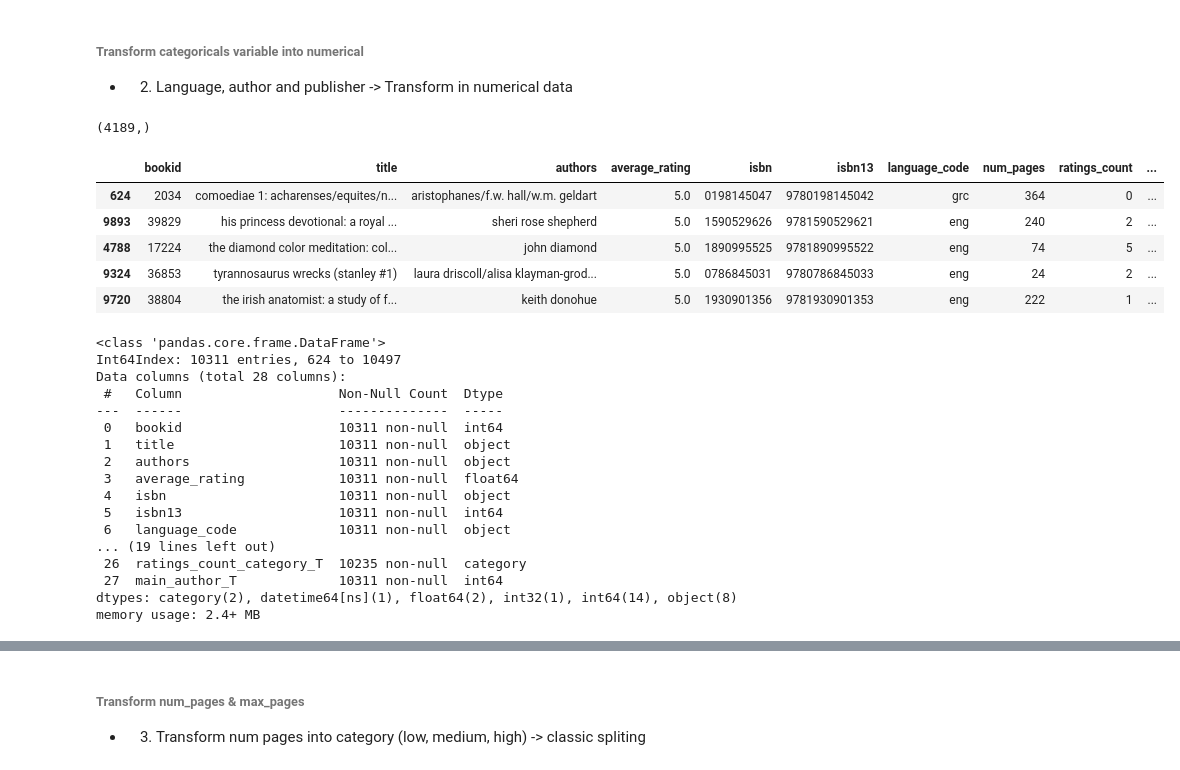
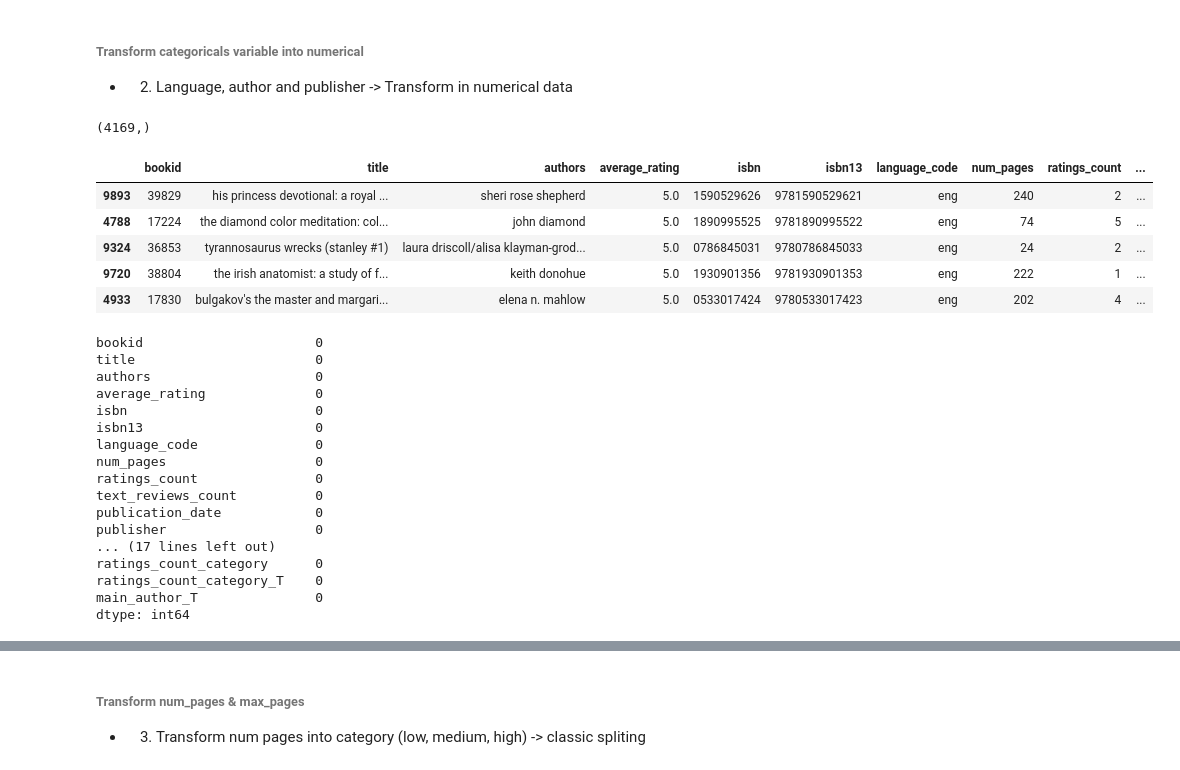
Before and after one commit to dcarriel-dsti/BookRatingML, a Jupyter notebook: Cleaning Ops from Excel.ipynb, the cells around one changed output, grey strips where cells are left out. Cells and saved outputs as stored; diff of their text form; code cells hidden in the pictures.

```diff
--- a/Cleaning Ops from Excel.ipynb
+++ b/Cleaning Ops from Excel.ipynb
@@ -983,8 +1455,8 @@ avgnumpagexauthDICT.keys()
 # %% [output]
 dict_keys(['a.b. yehoshua', 'a.d.p. briggs', 'a.e. cunningham', 'a.j. jacobs', 'a.m. homes', 'a.n. roquelaure', 'a.s. byatt', 'abbie hoffman', 'abdul rahman munif', 'abigail adams', 'abigail thomas',  ...
 # %%
-def numpage_guesser_auth(main_author38): #guess average numpage based on author
-    numpage = avgnumpagexauthDICT[main_author38]
+def numpage_guesser_auth(main_author): #guess average numpage based on author
+    numpage = avgnumpagexauthDICT[main_author]
     return numpage
 # %%
 numpage_guesser_auth('agatha christie')
@@ -994,10 +1466,10 @@ numpage_guesser_auth('agatha christie')
 #loop over every dictionary key
 # go to df locate the df with a certain author and all columns (store everything in a new df)
 # get rows where max_numpage=0 and use the numpage guesser function to fill numpage= 0
-for main_author38 in avgnumpagexauthDICT.keys():
-    temp_df = df.loc[(df.main_author38==main_author38),:]
+for main_author in avgnumpagexauthDICT.keys():
+    temp_df = df.loc[(df.main_author==main_author),:]
     zero_values_index = temp_df.loc[(temp_df['max_pages'] == 0)].index
-    df.loc[zero_values_index,"max_pages"] = numpage_guesser_auth(main_author38)
+    df.loc[zero_values_index,"max_pages"] = numpage_guesser_auth(main_author)
 # %%
 df[df['max_pages'] == 0].shape #from 61 to 13
 # %% [output]
@@ -1357,0 +1959,4 @@ memory usage: 2.3+ MB
+# %%
+# dropping the rows where both ratings_count and text_reviews_count == 0 & average_rating is either 0 or 5
+df = df[~(((df['ratings_count_updt'] == 0) & (df['text_reviews_count_updt'] == 0) & ((df['average_rating'] == 0) | (df['average_rating'] == 5))))]
+# drop rows where ratings_count_updt and text_reviews_count_updt are both 0 and average_rating is either 0 or 5
@@ -1357,0 +2003,3 @@ memory usage: 2.3+ MB
+# %%
+df['ratings_count_category'] = df['ratings_count_category'].fillna('very low')
+df['ratings_count_category_T'] = df['ratings_count_category_T'].fillna(1)
@@ -1359,46 +2027,46 @@ memory usage: 2.3+ MB
 ###### Transform categoricals variable into numerical
 - 2. Language, author and publisher -> Transform in numerical data
 # %%
-df['main_author38'].value_counts().shape
+df['main_author'].value_counts().shape
 # %% [output]
-(4189,)
+(4169,)
 # %%
 # transform categorical variables into numerical variables with map and dictionary assigning random integers to avoid creating ordinal relationships
 
 # create dictionary of values to random integer mapping
-value_map = {value: np.random.randint(100000) for value in df['main_author38'].unique()}
+value_map = {value: np.random.randint(100000) for value in df['main_author'].unique()}
 
 # use map method to apply the mapping to the column
-df['main_author_T'] = df['main_author38'].map(value_map)
+df['main_author_T'] = df['main_author'].map(value_map)
 
 df.head()
 # %% [output]
 |  | bookid | title | authors | average_rating | isbn | isbn13 | language_code | num_pages | ratings_count | ... |
-| 624 | 2034 | comoediae 1: acharenses/equites/n... | aristophanes/f.w. hall/w.m. geldart | 5.0 | 0198145047 | 9780198145042 | grc | 364 | 0 | ... |
 | 9893 | 39829 | his princess devotional: a royal ... | sheri rose shepherd | 5.0 | 1590529626 | 9781590529621 | eng | 240 | 2 | ... |
 | 4788 | 17224 | the diamond color meditation: col... | john diamond | 5.0 | 1890995525 | 9781890995522 | eng | 74 | 5 | ... |
 | 9324 | 36853 | tyrannosaurus wrecks (stanley #1) | laura driscoll/alisa klayman-grod... | 5.0 | 0786845031 | 9780786845033 | eng | 24 | 2 | ... |
 | 9720 | 38804 | the irish anatomist: a study of f... | keith donohue | 5.0 | 1930901356 | 9781930901353 | eng | 222 | 1 | ... |
+| 4933 | 17830 | bulgakov's the master and margari... | elena n. mahlow | 5.0 | 0533017424 | 9780533017423 | eng | 202 | 4 | ... |
 # %%
-df.info()
+df.isna().sum()
 # %% [output]
-<class 'pandas.core.frame.DataFrame'>
-Int64Index: 10311 entries, 624 to 10497
-Data columns (total 28 columns):
- #   Column                    Non-Null Count  Dtype
----  ------                    --------------  -----
- 0   bookid                    10311 non-null  int64
- 1   title                     10311 non-null  object
- 2   authors                   10311 non-null  object
- 3   average_rating            10311 non-null  float64
- 4   isbn                      10311 non-null  object
- 5   isbn13                    10311 non-null  int64
- 6   language_code             10311 non-null  object
-... (19 lines left out)
- 26  ratings_count_category_T  10235 non-null  category
- 27  main_author_T             10311 non-null  int64
-dtypes: category(2), datetime64[ns](1), float64(2), int32(1), int64(14), object(8)
-memory usage: 2.4+ MB
+bookid                      0
+title                       0
+authors                     0
+average_rating              0
+isbn                        0
+isbn13                      0
+language_code               0
+num_pages                   0
+ratings_count               0
+text_reviews_count          0
+publication_date            0
+publisher                   0
+... (17 lines left out)
+ratings_count_category      0
+ratings_count_category_T    0
+main_author_T               0
+dtype: int64
 # %%
 df['publisher'].value_counts().shape
 # %% [output]
```
Also changed, not shown: parts of 354 cells of this notebook.
